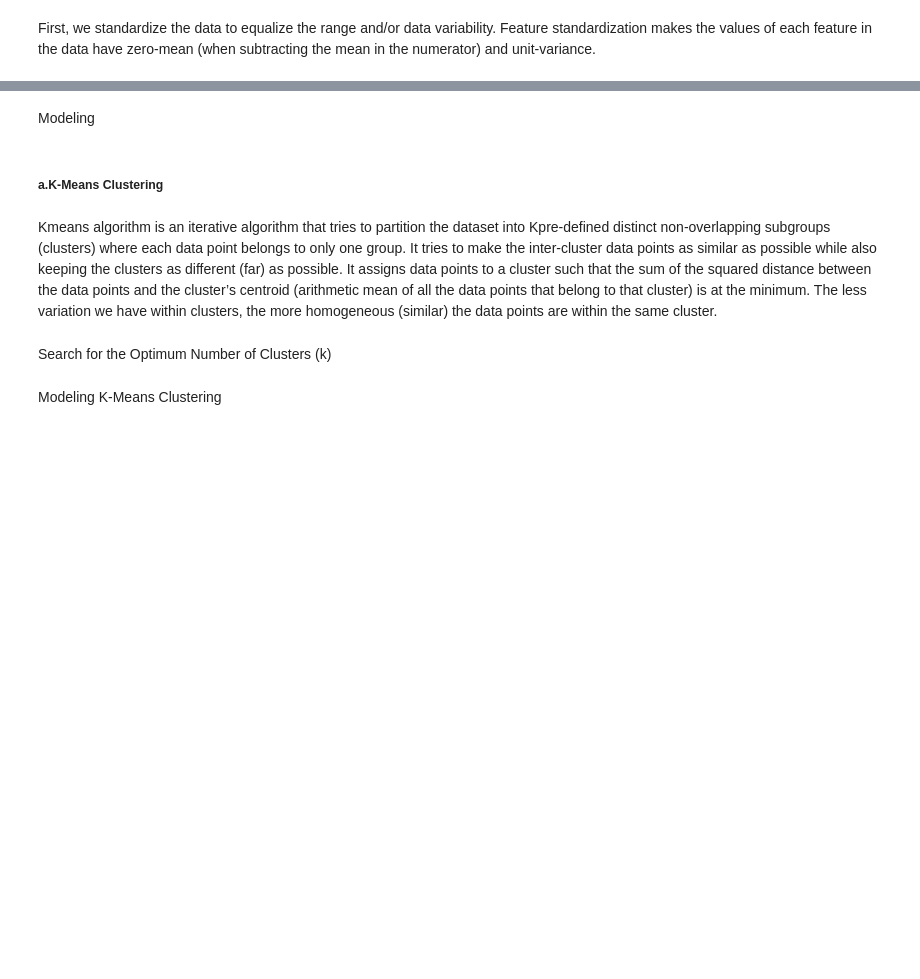
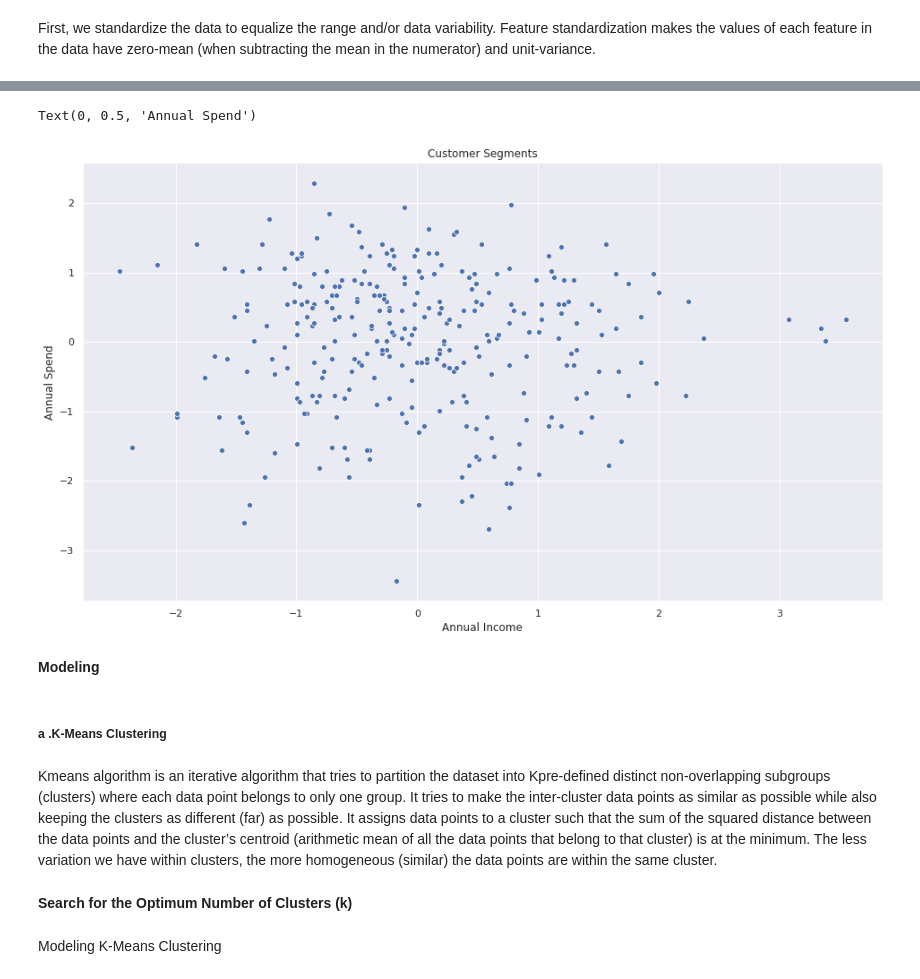
Before and after one commit to data-analytics-workshop/python, a Jupyter notebook: 003_machine_learning_with_scikit_learn.ipynb, the cells around one changed output, grey strips where cells are left out. Saved outputs shown, nothing was run; the diff lists cells and outputs as text; code cells hidden in the pictures; blank space fills up the shorter version.

```diff
--- a/003_machine_learning_with_scikit_learn.ipynb
+++ b/003_machine_learning_with_scikit_learn.ipynb
@@ -385,16 +408,15 @@ print('Cohens Kappa Score:', kappa_gnb)
 # %%
-# Set Plot
-plt.rcParams['figure.figsize'] = (7, 7)
+# Import Visualization Package
+plt.rcParams['figure.figsize'] = (10, 10)
 plt.style.use('ggplot')
 
 # Visualize ROC Curve
-y_pred_probagnb = gnb.predict_proba(X_test)[::,1]
-fprgnb, tprgnb, _ = metrics.roc_curve(y_test,  y_pred_probagnb)
-aucgnb = metrics.roc_auc_score(y_test, y_pred_probagnb)
-plt.plot(fprgnb,tprgnb,label='Naive Bayes, auc='+str(aucgnb))
-plt.title('ROC Curve')
-plt.xlabel('False Positive Rate')
-plt.ylabel('True Positive Rate')
+target_predicted_nb_prob = nb.predict_proba(feature_test)[::,1]
+fp_rate_nb, tp_rate_nb, _ = metrics.roc_curve(target_test,  target_predicted_nb_prob)
+auc_nb = metrics.roc_auc_score(target_test, target_predicted_nb_prob)
+plt.plot(fp_rate_nb, tp_rate_nb, label="Decision Tree, auc="+str(auc_nb))
+plt.xlabel('false positive rate')
+plt.ylabel('true positive rate')
 plt.legend(loc=4)
 plt.show()
 # %% [markdown]
@@ -464,25 +493,24 @@ df_income.head()
 # %%
 # Styling Plot
 sns.set()
 plt.rcParams['figure.figsize'] = (16, 9)
-plt.style.use('ggplot')
 
-# Visualising the Data
-Income = df_income['INCOME'].values
-Spend = df_income['SPEND'].values
-X = np.array(list(zip(Income, Spend)))
-plt.title('Customer segments')
-plt.xlabel('Annual income')
-plt.ylabel('Annual spend')
-plt.scatter(Income, Spend, s=50)
+# Visualizing the Data
+sns.scatterplot(x='INCOME', y='SPEND', data=df_income)
+plt.title('Customer Segments')
+plt.xlabel('Annual Income')
+plt.ylabel('Annual Spend')
+# %% [output]
+Text(0, 0.5, 'Annual Spend')
+[figure, added]
-# %% [markdown]
-Modeling
+# %% [markdown]
+**Modeling**
 # %% [markdown]
-##### a.K-Means Clustering
+##### **a .K-Means Clustering**
 # %% [markdown]
 Kmeans algorithm is an iterative algorithm that tries to partition the dataset into Kpre-defined distinct non-overlapping subgroups (clusters) where each data point belongs to only one group. It tries to make the inter-cluster data points as similar as possible while also keeping the clusters as different (far) as possible. It assigns data points to a cluster such that the sum of the squared distance between the data points and the cluster’s centroid (arithmetic mean of all the data points that belong to that cluster) is at the minimum. The less variation we have within clusters, the more homogeneous (similar) the data points are within the same cluster.
 # %% [markdown]
-Search for the Optimum Number of Clusters (k)
+**Search for the Optimum Number of Clusters (k)**
 # %%
 # Elbow Method
 from sklearn.cluster import KMeans
```
Also changed, not shown: parts of 55 cells of this notebook.
